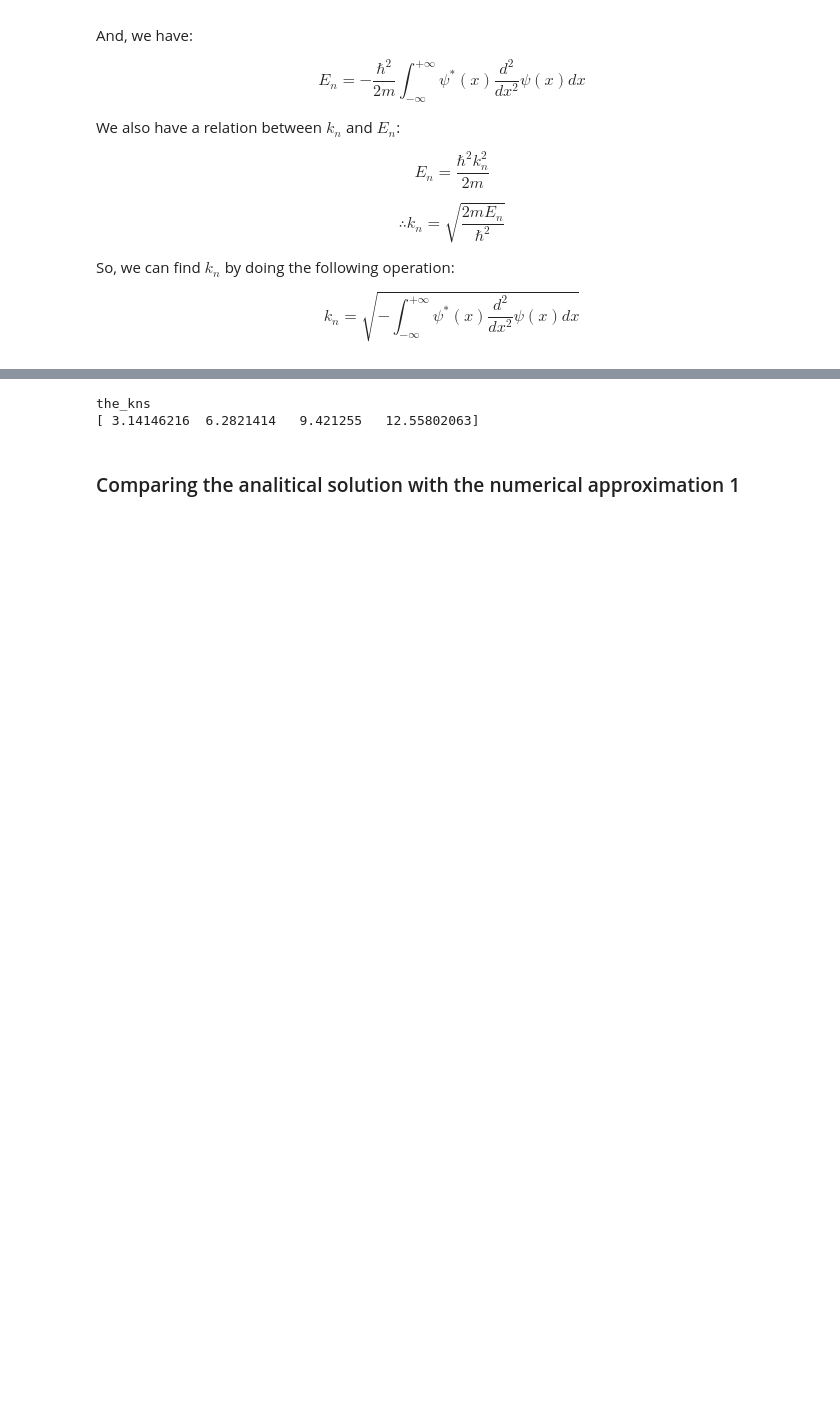
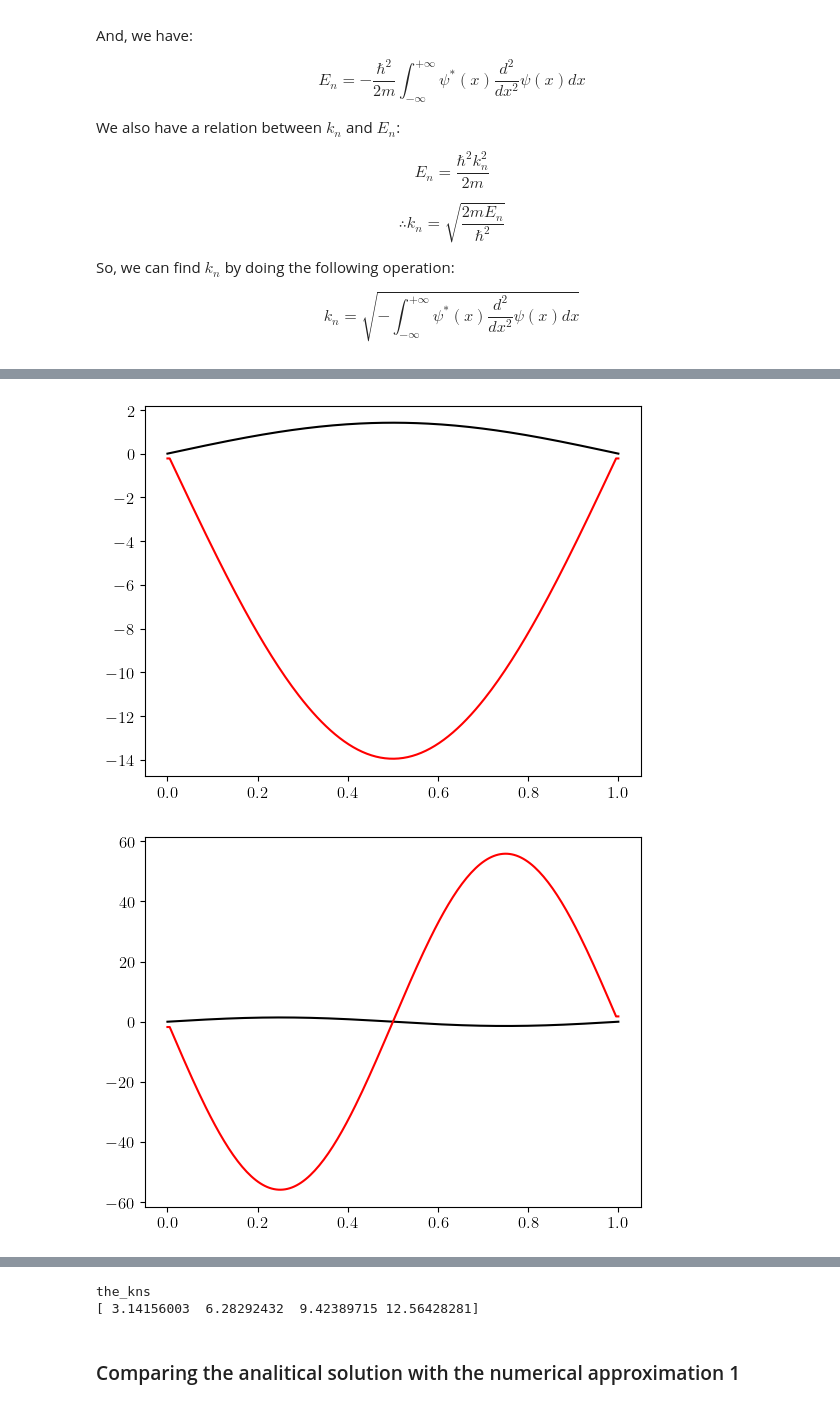
Before and after one commit to LuigiSpreafico/Numerical_Python, a Jupyter notebook: SchrodingerEquation_infinite_potential_well/SchrodingerEquation_infinite_potential_well_1.ipynb, the cells around one changed output, grey strips where cells are left out. Saved outputs shown, nothing was run; the diff lists cells and outputs as text; code cells hidden in the pictures; blank space fills up the shorter version.

Commit message:
Obtaining numerical k_n
Modifying code to obtain numerical k_n so that I do not use Numpy's functions for the numeric differentiation and integration.

```diff
--- a/SchrodingerEquation_infinite_potential_well/SchrodingerEquation_infinite_potential_well_1.ipynb
+++ b/SchrodingerEquation_infinite_potential_well/SchrodingerEquation_infinite_potential_well_1.ipynb
@@ -1030,21 +1077,37 @@ k_n
 # %%
+
+the_delta_x = the_xs_num[1]-the_xs_num[0]
 
 the_kns = np.empty(solution_N)
 
 for i_1 in range(solution_N):
 
-    f_dev_1_numeric = np.gradient(the_solutions[i_1,:],the_xs_num)
+    # f_dev_1_numeric = np.gradient(the_solutions[i_1,:],the_xs_num)
+    # f_dev_2_numeric = np.gradient(f_dev_1_numeric,the_xs_num) # try to use another way to get this!!!!!
 
-    f_dev_2_numeric = np.gradient(f_dev_1_numeric,the_xs_num) # try to use another way to get this!!!!!
+    f_dev_2_numeric = np.empty(the_solutions[i_1,:].shape)
+    for i_2 in range(f_dev_2_numeric.shape[0]):
+        if(i_2==0):
+            f_dev_2_numeric[i_2] = ( the_solutions[i_1,i_2]-2.0*the_solutions[i_1,i_2+1]+the_solutions[i_1,i_2+2] )/np.power(the_delta_x,2.0)
+        elif(i_2==(f_dev_2_numeric.shape[0]-1)):
+            f_dev_2_numeric[i_2] = ( the_solutions[i_1,i_2-2]-2.0*the_solutions[i_1,i_2-1]+the_solutions[i_1,i_2] )/np.power(the_delta_x,2.0)
+        else:
+            f_dev_2_numeric[i_2] = ( the_solutions[i_1,i_2-1]-2.0*the_solutions[i_1,i_2]+the_solutions[i_1,i_2+1] )/np.power(the_delta_x,2.0)
 
-    # plt.plot(the_xs_num,the_solutions[i_1,:],'-k')
+    plt.plot(the_xs_num,the_solutions[i_1,:],'-k')
     # plt.plot(the_xs_num,f_dev_1_numeric,'-b')
-    # plt.plot(the_xs_num,f_dev_2_numeric,'-r')
-    # plt.show()
+    plt.plot(the_xs_num,f_dev_2_numeric,'-r')
+    plt.show()
 
-    E_n = - np.trapz(the_solutions[i_1,:]*f_dev_2_numeric,the_xs_num)
+    # E_n = - np.trapz(the_solutions[i_1,:]*f_dev_2_numeric,the_xs_num)
+
+    E_n = 0.0
+    for i_2 in range(f_dev_2_numeric.shape[0]-1):
+        E_n -= 0.5*(the_solutions[i_1,i_2]*f_dev_2_numeric[i_2]+the_solutions[i_1,i_2+1]*f_dev_2_numeric[i_2+1])*the_delta_x
 
     the_kns[i_1] = np.sqrt(E_n)
 
 print(f'the_kns\n{the_kns}')
 # %% [output]
+[figure, added]
+[figure, added]
@@ -1051,5 +1116,5 @@ print(f'the_kns\n{the_kns}')
 the_kns
-[ 3.14146216  6.2821414   9.421255   12.55802063]
+[ 3.14156003  6.28292432  9.42389715 12.56428281]
 # %% [markdown]
 ### Comparing the analitical solution with the numerical approximation 1
 # %%
```
Also changed, not shown: parts of 7 cells of this notebook, 14 other files.
